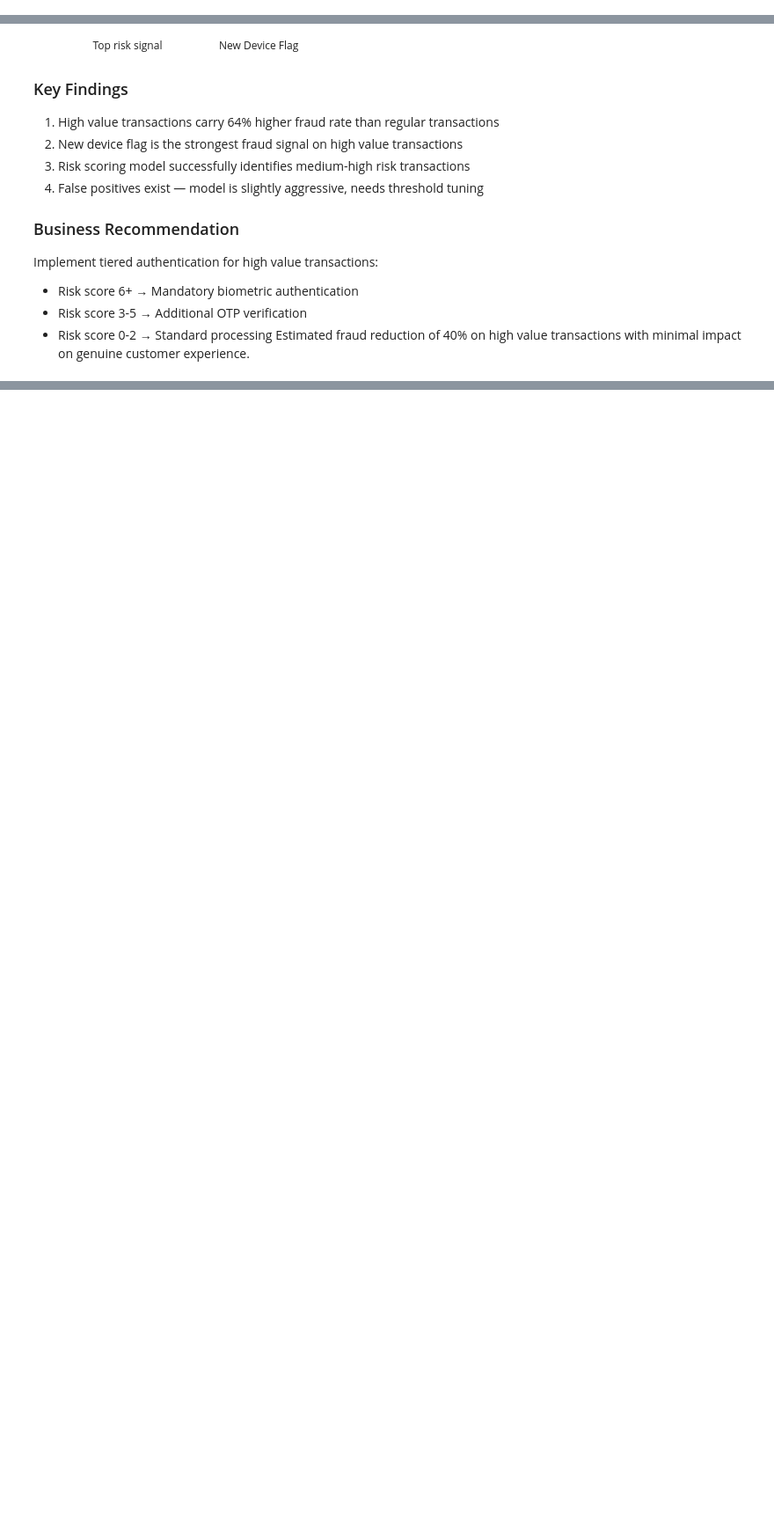
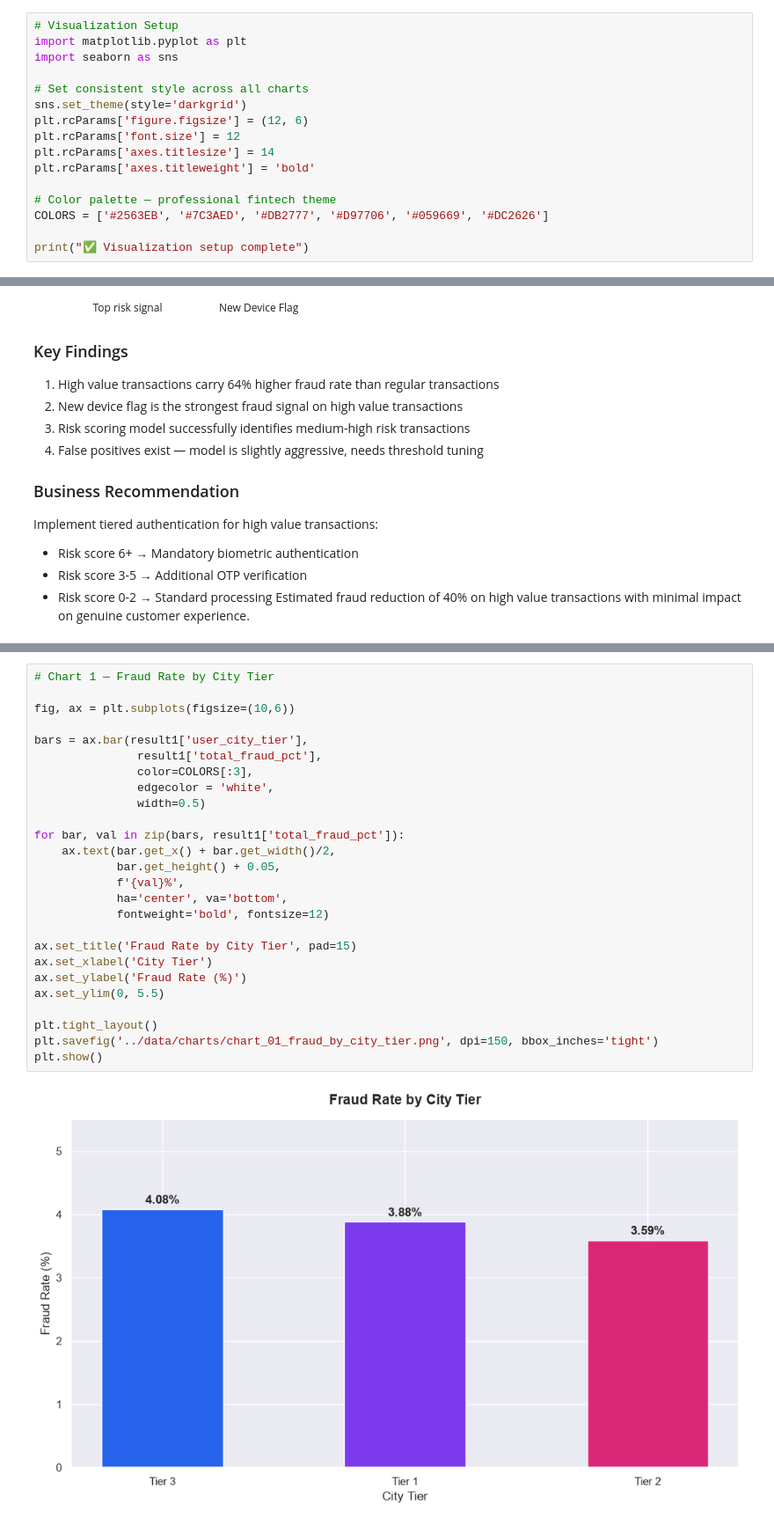
Before and after one commit to CodeByMiraj/UPI-Payment-Intelligence, a Jupyter notebook: notebooks/02_sql_analysis.ipynb, the cells around one changed output, grey strips where cells are left out. Shown at 88% size. Drawn from its saved outputs; the diff is of its cells as text; blank space fills up the shorter version.

Commit message:
Phase 5 Complete — 5 business visualisations added to SQL analysis notebook

```diff
--- a/notebooks/02_sql_analysis.ipynb
+++ b/notebooks/02_sql_analysis.ipynb
@@ -44,3 +44,19 @@ pd.set_option('display.width', 1000)
 # %% [output]
 ✅ Connected to upi_intelligence database
 ✅ Ready to run SQL analysis
+# %%
+# Visualization Setup
+import matplotlib.pyplot as plt
+import seaborn as sns
+
+# Set consistent style across all charts
+sns.set_theme(style='darkgrid')
+plt.rcParams['figure.figsize'] = (12, 6)
+plt.rcParams['font.size'] = 12
+plt.rcParams['axes.titlesize'] = 14
+plt.rcParams['axes.titleweight'] = 'bold'
+
+# Color palette — professional fintech theme
+COLORS = ['#2563EB', '#7C3AED', '#DB2777', '#D97706', '#059669', '#DC2626']
+
+print("✅ Visualization setup complete")
@@ -633,0 +659,28 @@ minimal impact on genuine customer experience.
+# %%
+# Chart 1 — Fraud Rate by City Tier
+
+fig, ax = plt.subplots(figsize=(10,6))
+
+bars = ax.bar(result1['user_city_tier'],
+               result1['total_fraud_pct'],
+               color=COLORS[:3],
+               edgecolor = 'white',
+               width=0.5)
+
+for bar, val in zip(bars, result1['total_fraud_pct']):
+    ax.text(bar.get_x() + bar.get_width()/2,
+            bar.get_height() + 0.05,
+            f'{val}%',
+            ha='center', va='bottom',
+            fontweight='bold', fontsize=12)
+
+ax.set_title('Fraud Rate by City Tier', pad=15)
+ax.set_xlabel('City Tier')
+ax.set_ylabel('Fraud Rate (%)')
+ax.set_ylim(0, 5.5)
+
+plt.tight_layout()
+plt.savefig('../data/charts/chart_01_fraud_by_city_tier.png', dpi=150, bbox_inches='tight')
+plt.show()
+# %% [output]
+[figure, added]
```
Also changed, not shown: parts of 7 cells of this notebook.
